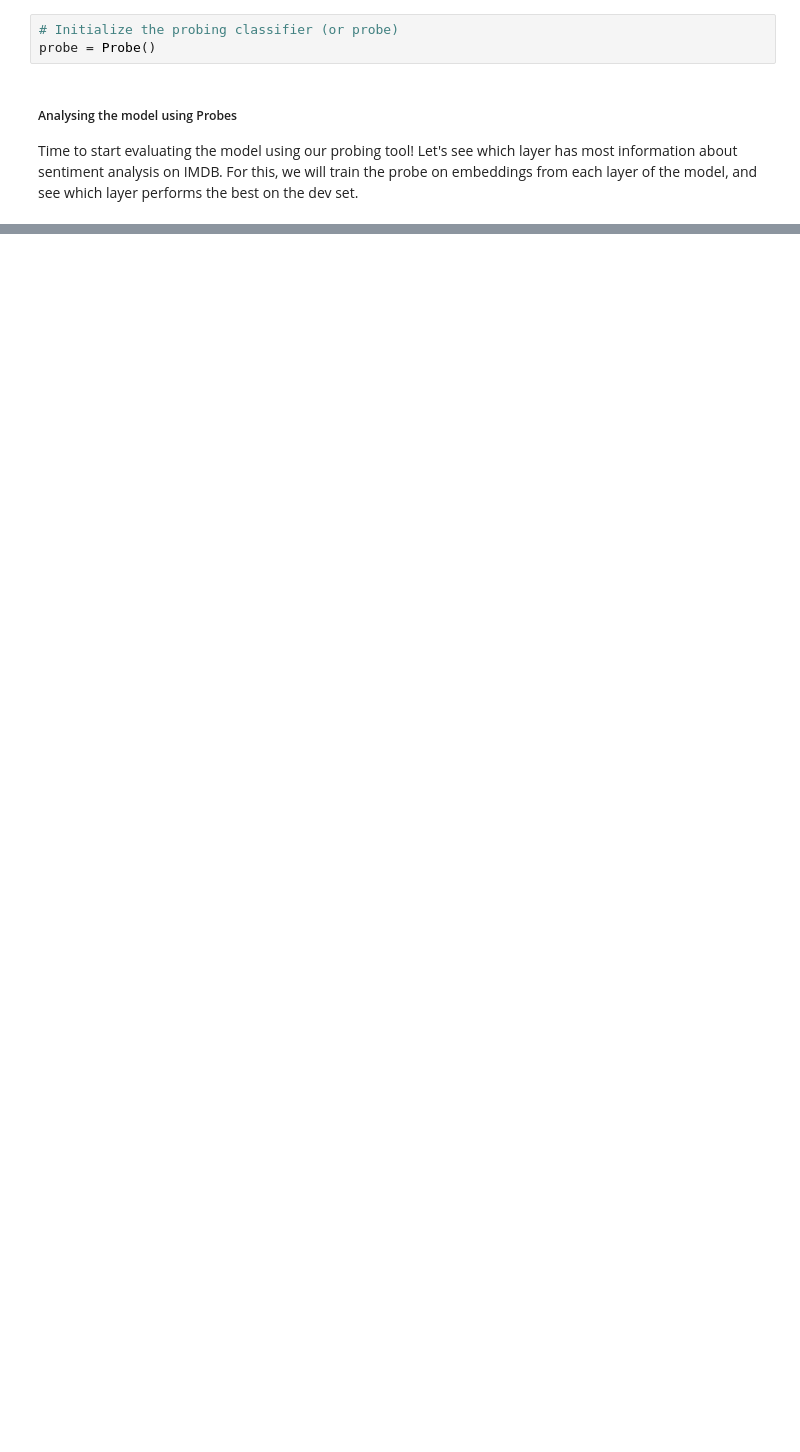
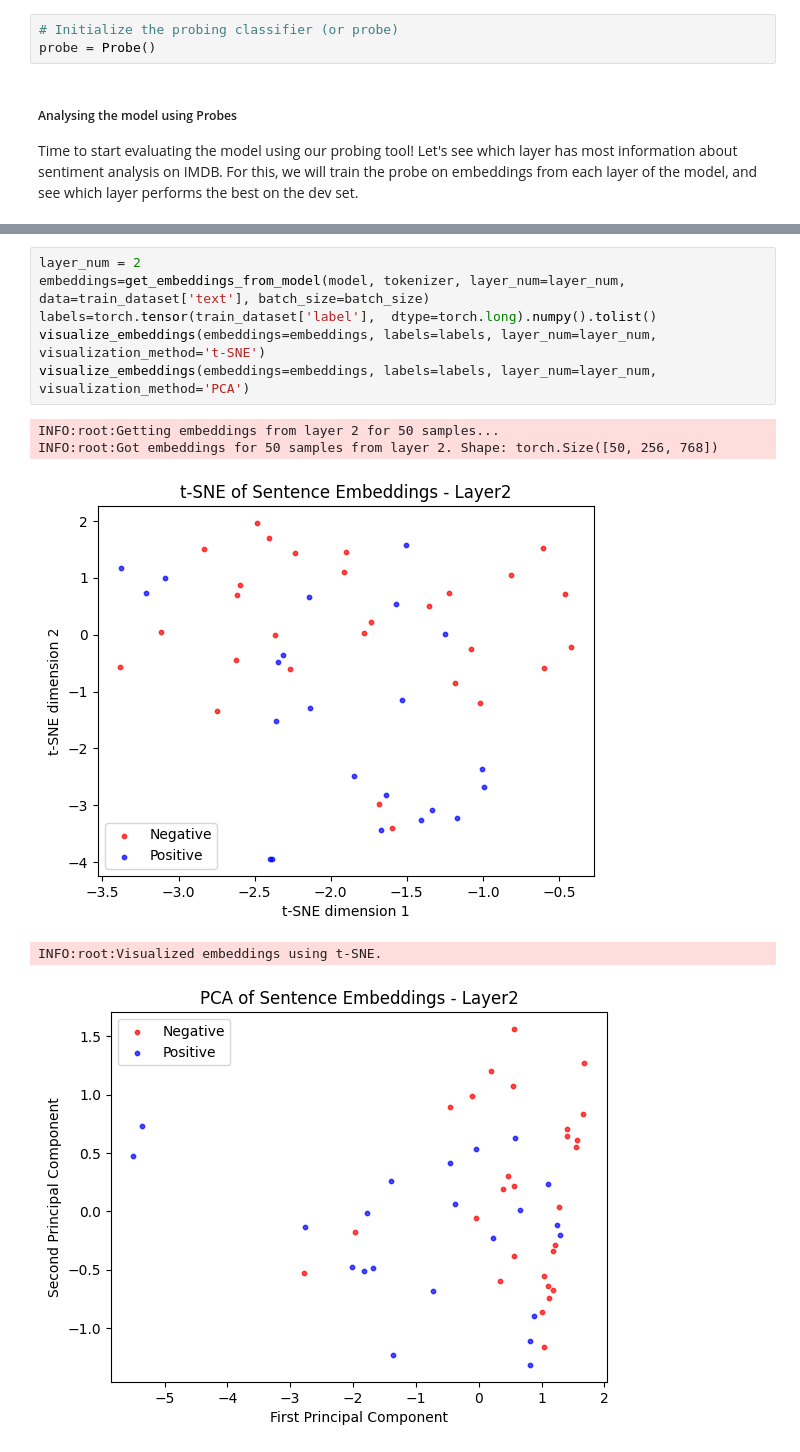
Before and after one commit to carpentries-incubator/fair-explainable-ml, a Jupyter notebook: code/5c-probes.ipynb, the cells around one changed output, grey strips where cells are left out. Drawn from its saved outputs; the diff is of its cells as text; blank space fills up the shorter version.

```diff
--- a/code/5c-probes.ipynb
+++ b/code/5c-probes.ipynb
@@ -370,0 +460,12 @@ plt.show()
+# %%
+layer_num = 2
+embeddings=get_embeddings_from_model(model, tokenizer, layer_num=layer_num, data=train_dataset['text'], batch_size=batch_size)
+labels=torch.tensor(train_dataset['label'],  dtype=torch.long).numpy().tolist()
+visualize_embeddings(embeddings=embeddings, labels=labels, layer_num=layer_num, visualization_method='t-SNE')
+visualize_embeddings(embeddings=embeddings, labels=labels, layer_num=layer_num, visualization_method='PCA')
+# %% [output]
+INFO:root:Getting embeddings from layer 2 for 50 samples...
+INFO:root:Got embeddings for 50 samples from layer 2. Shape: torch.Size([50, 256, 768])
+[figure, added]
+INFO:root:Visualized embeddings using t-SNE.
+[figure, added]
```
Also changed, not shown: parts of 21 cells of this notebook, 1 other file.
